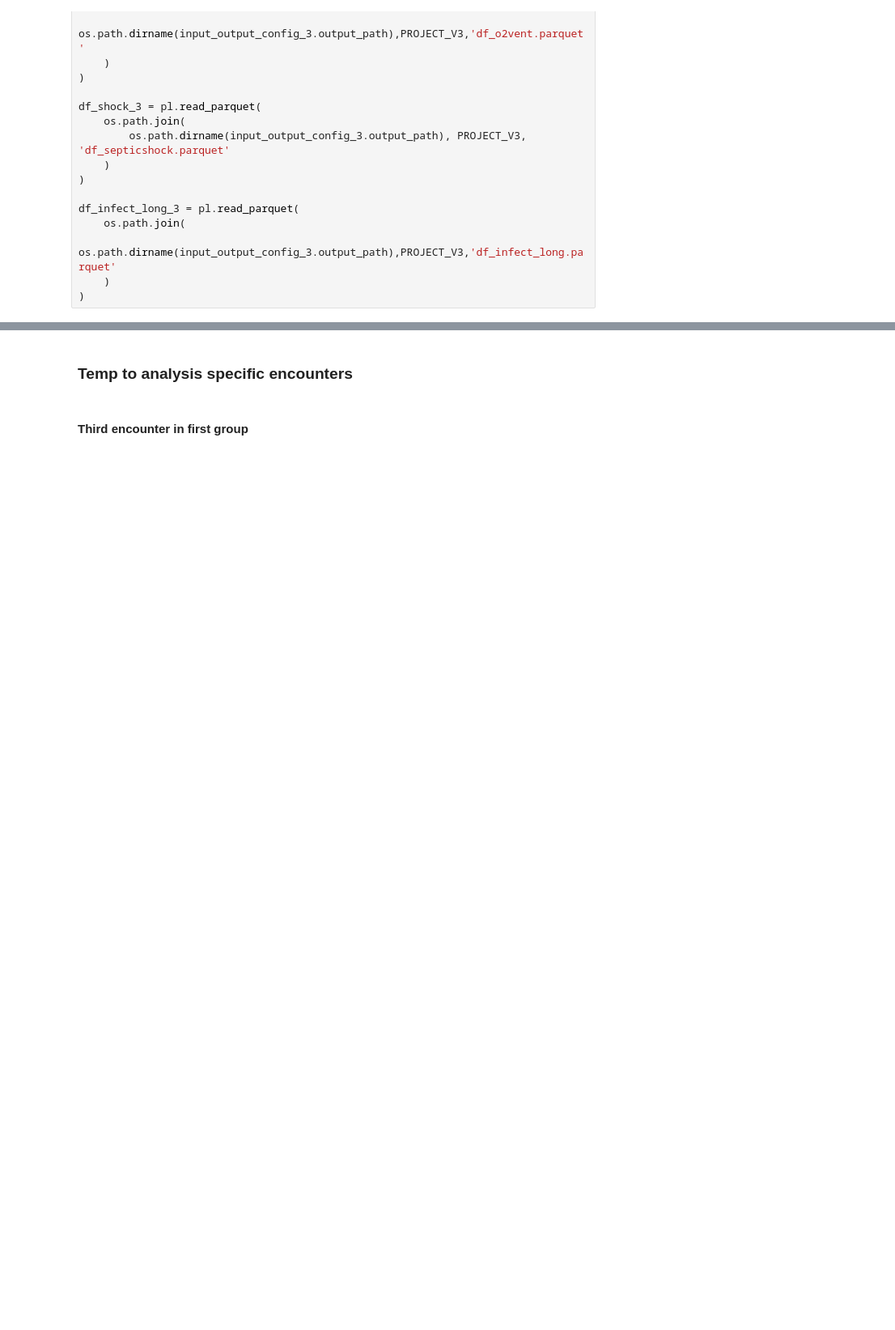
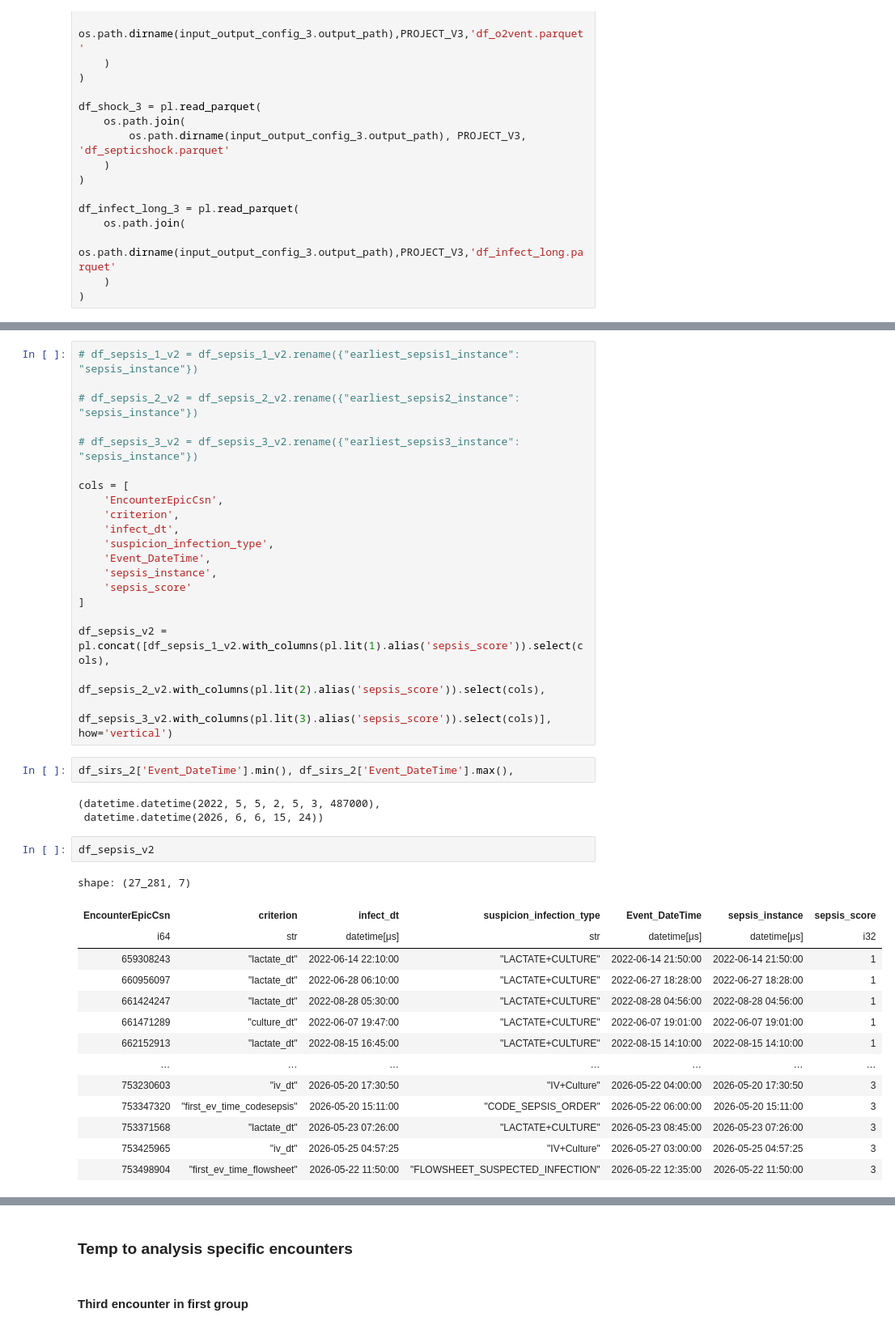
Before and after one commit to UTSW-CIC/Sepsis-Analysis, a Jupyter notebook: notebooks/21_encounter_level_cohort_analysis.ipynb, the cells around one changed output, grey strips where cells are left out. Shown at 81% size. Saved outputs shown, nothing was run; the diff lists cells and outputs as text; blank space fills up the shorter version.

```diff
--- a/notebooks/21_encounter_level_cohort_analysis.ipynb
+++ b/notebooks/21_encounter_level_cohort_analysis.ipynb
@@ -247,3 +286,45 @@ df_sepsis_v2 = pl.concat([df_sepsis_1_v2, df_sepsis_2_v2, df_sepsis_3_v2], how='
+# %%
+# df_sepsis_1_v2 = df_sepsis_1_v2.rename({"earliest_sepsis1_instance": "sepsis_instance"})
+
+# df_sepsis_2_v2 = df_sepsis_2_v2.rename({"earliest_sepsis2_instance": "sepsis_instance"})
+
+# df_sepsis_3_v2 = df_sepsis_3_v2.rename({"earliest_sepsis3_instance": "sepsis_instance"})
+
+cols = [
+    'EncounterEpicCsn',
+	'criterion',
+	'infect_dt',
+	'suspicion_infection_type',
+	'Event_DateTime',
+	'sepsis_instance',
+    'sepsis_score'
+]
+
+df_sepsis_v2 = pl.concat([df_sepsis_1_v2.with_columns(pl.lit(1).alias('sepsis_score')).select(cols),
+                          df_sepsis_2_v2.with_columns(pl.lit(2).alias('sepsis_score')).select(cols),
+                          df_sepsis_3_v2.with_columns(pl.lit(3).alias('sepsis_score')).select(cols)], how='vertical')
+# %%
+df_sirs_2['Event_DateTime'].min(), df_sirs_2['Event_DateTime'].max(),
+# %% [output]
+(datetime.datetime(2022, 5, 5, 2, 5, 3, 487000),
+ datetime.datetime(2026, 6, 6, 15, 24))
+# %%
+df_sepsis_v2
+# %% [output]
+shape: (27_281, 7)
+| EncounterEpicCsn | criterion | infect_dt | suspicion_infection_type | Event_DateTime | sepsis_instance | sepsis_score |
+| i64 | str | datetime[μs] | str | datetime[μs] | datetime[μs] | i32 |
+| 659308243 | "lactate_dt" | 2022-06-14 22:10:00 | "LACTATE+CULTURE" | 2022-06-14 21:50:00 | 2022-06-14 21:50:00 | 1 |
+| 660956097 | "lactate_dt" | 2022-06-28 06:10:00 | "LACTATE+CULTURE" | 2022-06-27 18:28:00 | 2022-06-27 18:28:00 | 1 |
+| 661424247 | "lactate_dt" | 2022-08-28 05:30:00 | "LACTATE+CULTURE" | 2022-08-28 04:56:00 | 2022-08-28 04:56:00 | 1 |
+| 661471289 | "culture_dt" | 2022-06-07 19:47:00 | "LACTATE+CULTURE" | 2022-06-07 19:01:00 | 2022-06-07 19:01:00 | 1 |
+| 662152913 | "lactate_dt" | 2022-08-15 16:45:00 | "LACTATE+CULTURE" | 2022-08-15 14:10:00 | 2022-08-15 14:10:00 | 1 |
+| … | … | … | … | … | … | … |
+| 753230603 | "iv_dt" | 2026-05-20 17:30:50 | "IV+Culture" | 2026-05-22 04:00:00 | 2026-05-20 17:30:50 | 3 |
+| 753347320 | "first_ev_time_codesepsis" | 2026-05-20 15:11:00 | "CODE_SEPSIS_ORDER" | 2026-05-22 06:00:00 | 2026-05-20 15:11:00 | 3 |
+| 753371568 | "lactate_dt" | 2026-05-23 07:26:00 | "LACTATE+CULTURE" | 2026-05-23 08:45:00 | 2026-05-23 07:26:00 | 3 |
+| 753425965 | "iv_dt" | 2026-05-25 04:57:25 | "IV+Culture" | 2026-05-27 03:00:00 | 2026-05-25 04:57:25 | 3 |
+| 753498904 | "first_ev_time_flowsheet" | 2026-05-22 11:50:00 | "FLOWSHEET_SUSPECTED_INFECTION" | 2026-05-22 12:35:00 | 2026-05-22 11:50:00 | 3 |
 # %%
 df_sepsis_v3.shape, df_sepsis_v2.shape, df_sepsis_v3['EncounterEpicCsn'].n_unique(), df_sepsis_v2['EncounterEpicCsn'].n_unique()
 # %% [output]
```
Also changed, not shown: parts of 12 cells of this notebook, 47 other files.
